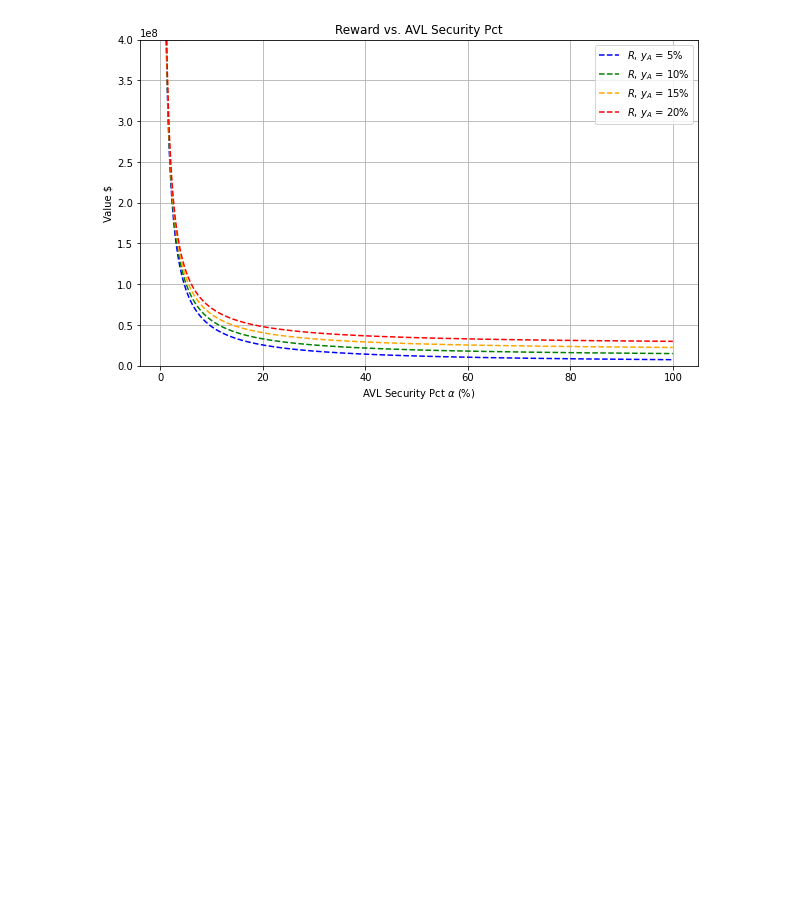
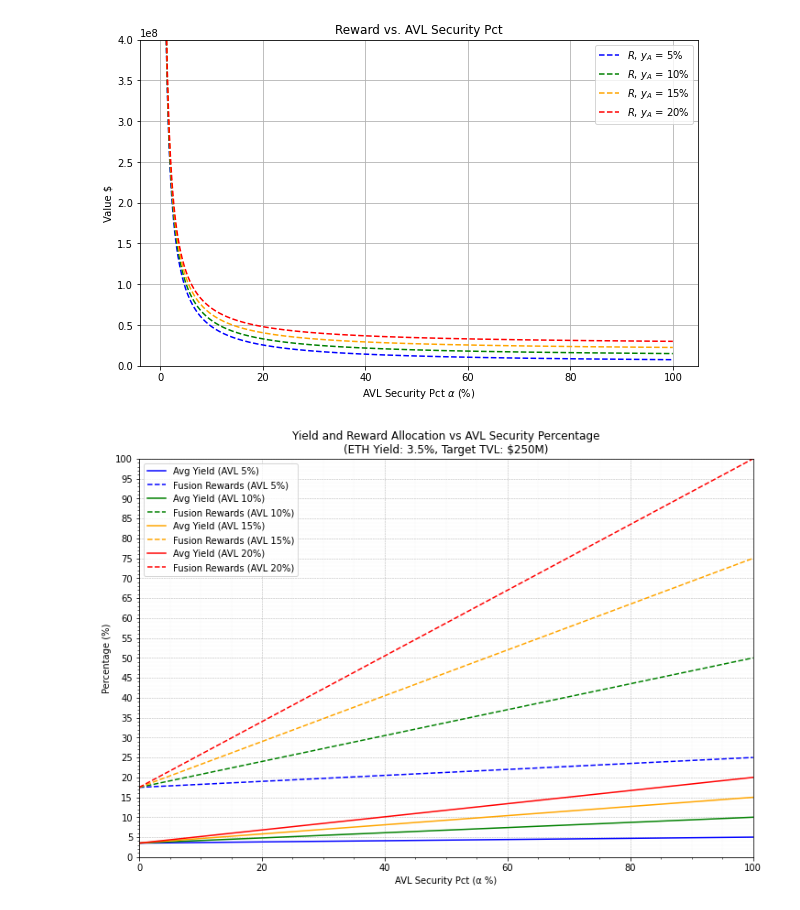
Before and after one commit to dengwx11/Avail-Fusion-CryptoEcon, a Jupyter notebook: params_filter.ipynb, the cells around one changed output. Cells and saved outputs as stored; diff of their text form; code cells hidden in the pictures; blank space fills up the shorter version.

```diff
--- a/params_filter.ipynb
+++ b/params_filter.ipynb
@@ -240,3 +344,67 @@ plt.ylim(0, 0.4*FDV)
 plt.show()
 # %% [output]
 [figure]
+# %%
+def plot_yield_and_fusion_rewards(target_TVL, eth_yield=0.035, total_supply=10e9,
+                                 avl_price=0.1, inflation_rate=0.05):
+    """
+    Plots yield and fusion rewards for multiple AVL yield cases
+
+    Args:
+        target_TVL (float): Target Total Value Locked
+        eth_yield (float): ETH yield percentage (default: 0.035)
+        total_supply (float): Total supply of AVL tokens (default: 10e9)
+        avl_price (float): Price per AVL token in USD (default: 0.1)
+        inflation_rate (float): Annual inflation rate (default: 0.05)
+    """
+    # AVL yield cases to plot
+    avl_yields = [0.05, 0.10, 0.15, 0.20]
+    colors = ['blue', 'green', 'orange', 'red']
+
+    # Alpha values from 0% to 100%
+    alpha_values = np.linspace(0, 1, 500)
+
+    # Create the plot
+    plt.figure(figsize=(12, 8))
+
+    # Plot for each AVL yield case
+    for avl_yield, color in zip(avl_yields, colors):
+        # Calculate average yield
+        avg_yield = alpha_values * avl_yield + (1 - alpha_values) * eth_yield
+
+        # Calculate % of Rewards Allocated to Fusion
+        fusion_rewards_pct = (target_TVL * avg_yield) / (total_supply * avl_price * inflation_rate)
+
+        # Plot average yield
+        plt.plot(alpha_values * 100, avg_yield * 100, color=color,
+                linestyle='-', label=f'Avg Yield (AVL {avl_yield*100:.0f}%)')
+
+        # Plot % of Rewards Allocated to Fusion
+        plt.plot(alpha_values * 100, fusion_rewards_pct * 100, color=color,
+                linestyle='--', label=f'Fusion Rewards (AVL {avl_yield*100:.0f}%)')
+
+    # Add labels and title
+    plt.xlabel('AVL Security Pct (α %)')
+    plt.ylabel('Percentage (%)')
+    plt.title('Yield and Reward Allocation vs AVL Security Percentage\n'
+             f'(ETH Yield: {eth_yield*100:.1f}%, Target TVL: ${target_TVL/1e6:.0f}M)')
+
+    # Add legend and grid
+    plt.legend()
+
+    # Set axis limits and grid
+    plt.xlim(0, 100)
+    plt.ylim(0, 100)
+
+    # Add finer grid and y-axis ticks
+    plt.yticks(np.arange(0, 101, 5))  # Ticks every 5%
+    plt.grid(True, which='both', linestyle='--', linewidth=0.5)
+    plt.minorticks_on()
+    plt.grid(True, which='minor', linestyle=':', linewidth=0.2, alpha=0.5)
+
+    plt.show()
+
+plot_yield_and_fusion_rewards(250e6, eth_yield=0.035, total_supply=10e9,
+                                 avl_price=0.1, inflation_rate=0.05)
+# %% [output]
+[figure, added]
```
Also changed, not shown: parts of 7 cells of this notebook, 3 other files.
